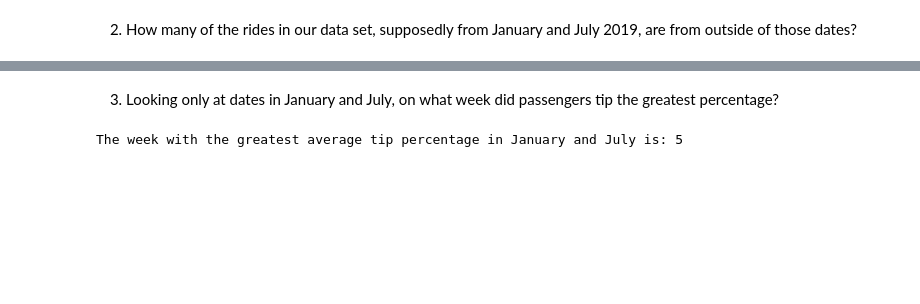
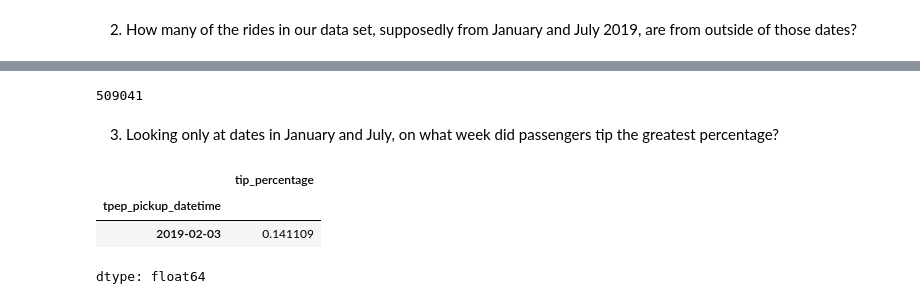
Before and after one commit to saerarawas/AAI614_rawas, a Jupyter notebook: Week 2/Notebook2_6_Rawas_Saera.ipynb, the cells around one changed output, grey strips where cells are left out. Drawn from its saved outputs; the diff is of its cells as text; code cells hidden in the pictures; blank space fills up the shorter version.

```diff
--- a/Week 2/Notebook2_6_Rawas_Saera.ipynb
+++ b/Week 2/Notebook2_6_Rawas_Saera.ipynb
@@ -308,18 +255,39 @@ Number of rides outside of January and July 2019: 416
+# %%
+# Filter the dataset for rides outside of January and July 2019
+df_outside_jan_jul = df[~((df['tpep_pickup_datetime'] >= '2019-01-01') & (df['tpep_pickup_datetime'] <= '2019-01-31')) &
+                        ~((df['tpep_pickup_datetime'] >= '2019-07-01') & (df['tpep_pickup_datetime'] <= '2019-07-31'))]
+
+# Count the number of rows outside these dates
+num_outside_jan_jul = df_outside_jan_jul.shape[0]
+
+num_outside_jan_jul
+# %% [output]
+509041
 # %% [markdown]
 3. Looking only at dates in January and July, on what week did passengers tip the greatest percentage?
-# %%
-df['tpep_pickup_datetime'] = pd.to_datetime(df['tpep_pickup_datetime'])
-df['tip_percentage'] = (df['tip_amount'] / df['total_amount']) * 100
-
-# Filter for January and July
-jan_jul_df = df[(df['tpep_pickup_datetime'].dt.month == 1) | (df['tpep_pickup_datetime'].dt.month == 7)]
-
-# Group by week and calculate average tip percentage
-weekly_tips = jan_jul_df.groupby(jan_jul_df['tpep_pickup_datetime'].dt.isocalendar().week)['tip_percentage'].mean()
-
-# Find the week with the highest average tip percentage
-best_week = weekly_tips.idxmax()
-
-print(f"The week with the greatest average tip percentage in January and July is: {best_week}")
-# %% [output]
-The week with the greatest average tip percentage in January and July is: 5
+# %%
+# Ensure 'tpep_pickup_datetime' is in datetime format
+df['tpep_pickup_datetime'] = pd.to_datetime(df['tpep_pickup_datetime'], errors='coerce')
+
+# Filter only for January and July dates, and keep only relevant columns
+df_filtered = df[
+    ((df['tpep_pickup_datetime'] >= '2019-01-01') & (df['tpep_pickup_datetime'] <= '2019-01-31')) |
+    ((df['tpep_pickup_datetime'] >= '2019-07-01') & (df['tpep_pickup_datetime'] <= '2019-07-31'))
+][['tpep_pickup_datetime', 'tip_percentage']]
+
+# Set the 'tpep_pickup_datetime' column as the index for resampling
+df_filtered = df_filtered.set_index('tpep_pickup_datetime')
+
+# Resample by week and calculate the mean 'tip_percentage' for each week
+week_tip_percentage = df_filtered['tip_percentage'].resample('W').mean()
+
+# Sort the weeks by the average 'tip_percentage' in descending order and get the top result
+week_tip_percentage_sorted = week_tip_percentage.sort_values(ascending=False)
+
+# Get the week with the greatest average tip percentage
+week_tip_percentage_sorted.head(1)
+# %% [output]
+|  | tip_percentage |
+| tpep_pickup_datetime |  |
+| 2019-02-03 | 0.141109 |
+dtype: float64
```
Also changed, not shown: parts of 10 cells of this notebook.
